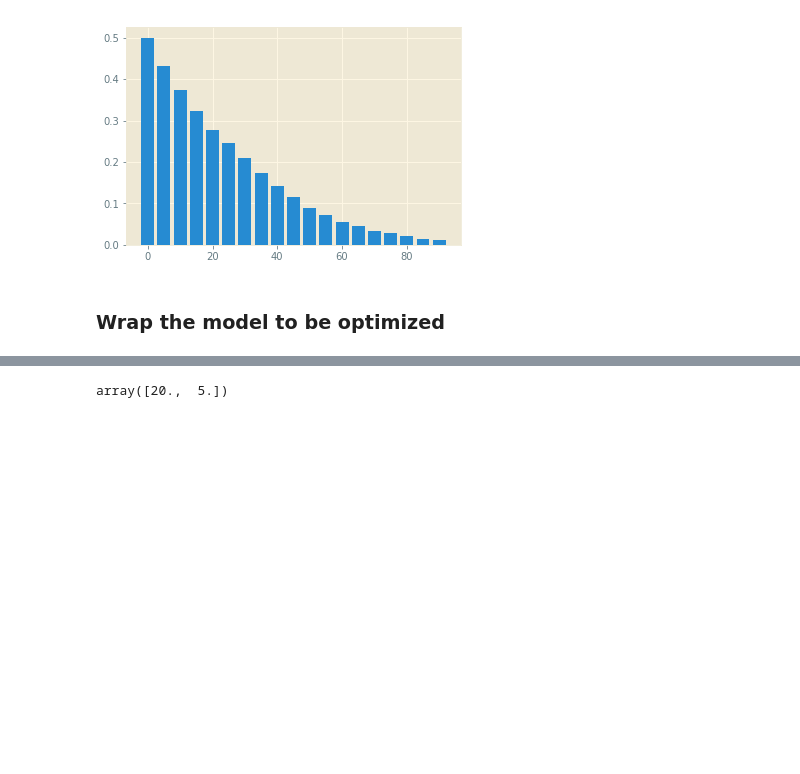
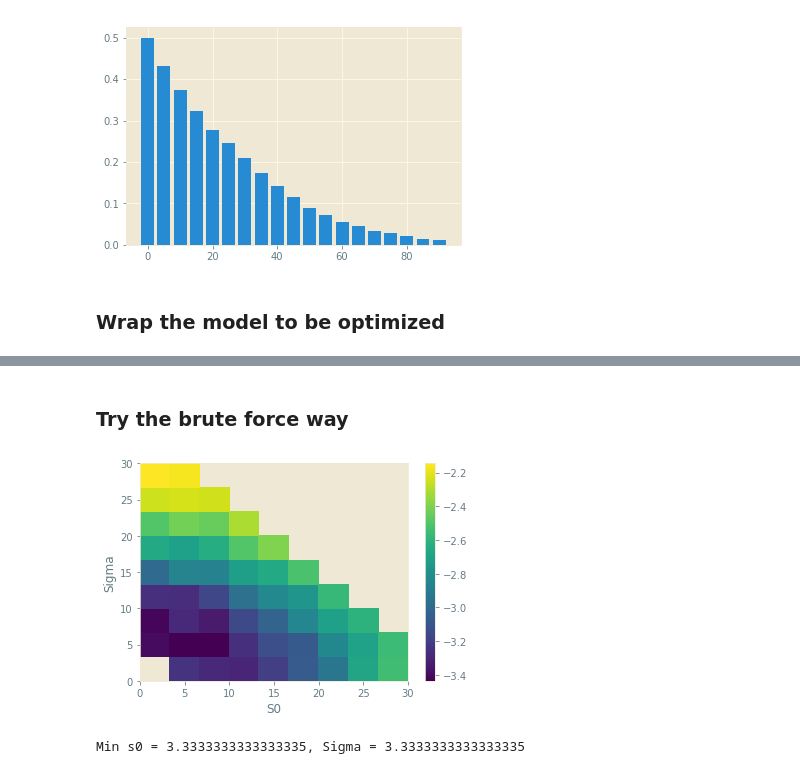
Before and after one commit to mshumko/ac6_microburst_scale_sizes, a Jupyter notebook: models/microburst_size_dist_monte_carlo.ipynb, the cells around one changed output, grey strips where cells are left out. Saved outputs shown, nothing was run; the diff lists cells and outputs as text; code cells hidden in the pictures; blank space fills up the shorter version.

```diff
--- a/models/microburst_size_dist_monte_carlo.ipynb
+++ b/models/microburst_size_dist_monte_carlo.ipynb
@@ -183,4 +170,0 @@ KeyboardInterrupt:
-# %%
-p.x
-# %% [output]
-array([20.,  5.])
@@ -189,0 +171,22 @@ cdf_opt = get_cdf((10, 50))
+# %% [markdown]
+### Try the brute force way
+# %%
+s0s0, SigmaSigma = np.meshgrid(np.linspace(0, 30, 10), np.linspace(0, 30, 10))
+CDF = np.nan*np.zeros_like(XX)
+# %%
+rows, cols = s0s0.shape
+
+for row in np.arange(rows):
+    for cols in np.arange(cols):
+        CDF[row, cols] = model((s0s0[row, cols], SigmaSigma[row, cols]))
+# %%
+plt.pcolormesh(s0s0, SigmaSigma, CDF); plt.colorbar(); plt.xlabel('S0'); plt.ylabel('Sigma');
+# %% [output]
+[figure, added]
+# %%
+minIdx = np.where(CDF == np.nanmin(CDF))
+mins0 = s0s0[minIdx[0][0], minIdx[1][0]]
+minSigma = SigmaSigma[minIdx[0][0], minIdx[1][0]]
+print('Min s0 = {}, Sigma = {}'.format(mins0, minSigma))
+# %% [output]
+Min s0 = 3.3333333333333335, Sigma = 3.3333333333333335
```
Also changed, not shown: parts of 7 cells of this notebook, 1 other file.
